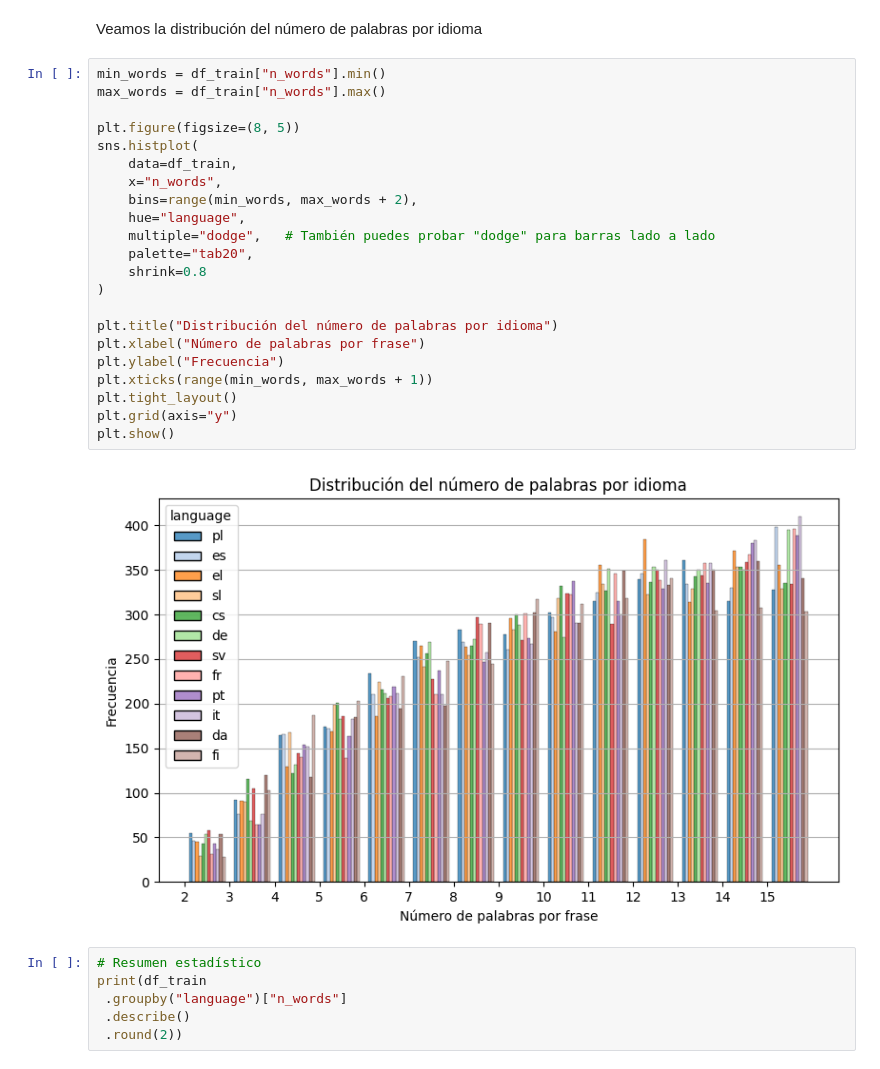
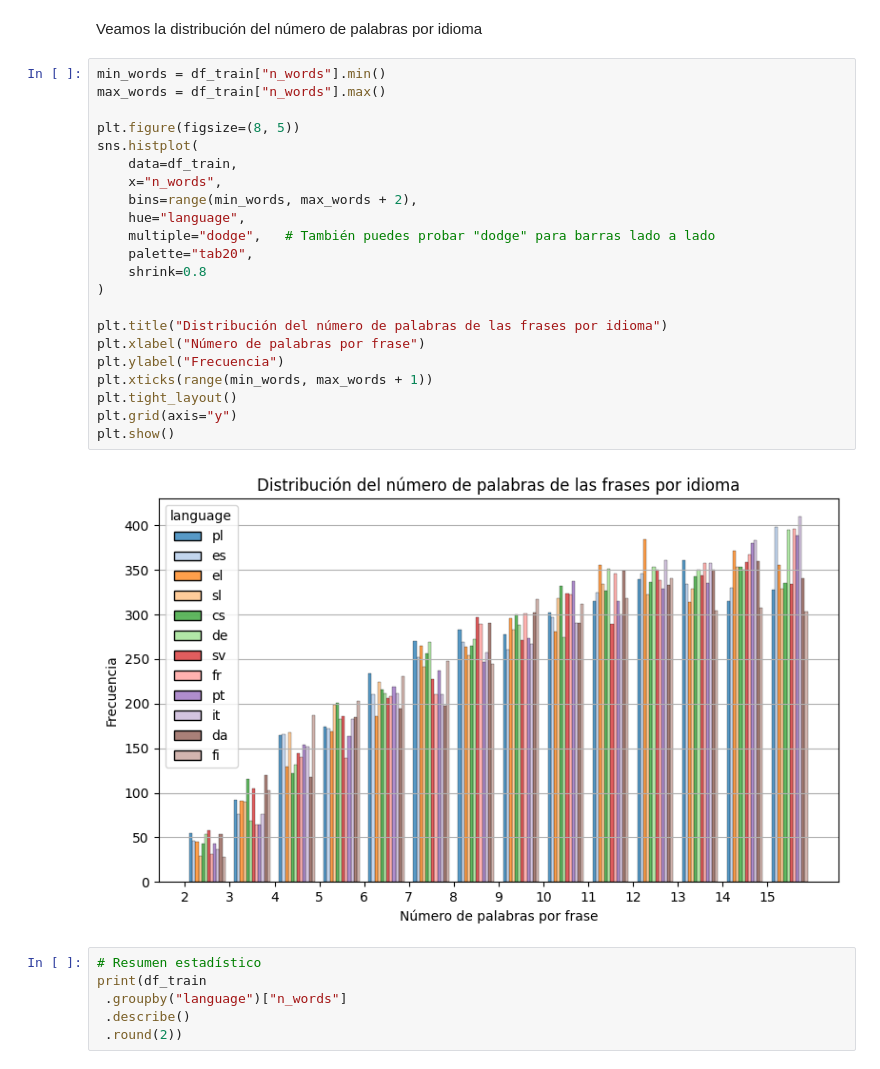
Before and after one commit to jbaezarh/language-detector, a Jupyter notebook: 2. eda.ipynb, the cells around one changed output. Cells and saved outputs as stored; diff of their text form.

```diff
--- a/2. eda.ipynb
+++ b/2. eda.ipynb
@@ -117,27 +117,27 @@ Veamos la distribución del número de palabras por idioma
 # %%
 min_words = df_train["n_words"].min()
 max_words = df_train["n_words"].max()
 
 plt.figure(figsize=(8, 5))
 sns.histplot(
     data=df_train,
     x="n_words",
     bins=range(min_words, max_words + 2),
     hue="language",
     multiple="dodge",   # También puedes probar "dodge" para barras lado a lado
     palette="tab20",
     shrink=0.8
 )
 
-plt.title("Distribución del número de palabras por idioma")
+plt.title("Distribución del número de palabras de las frases por idioma")
 plt.xlabel("Número de palabras por frase")
 plt.ylabel("Frecuencia")
 plt.xticks(range(min_words, max_words + 1))
 plt.tight_layout()
 plt.grid(axis="y")
 plt.show()
 # %% [output]
-[figure, old version]
+[figure, new version]
 # %%
 # Resumen estadístico
 print(df_train
```
Also changed, not shown: parts of 2 cells of this notebook, 5 other files.
